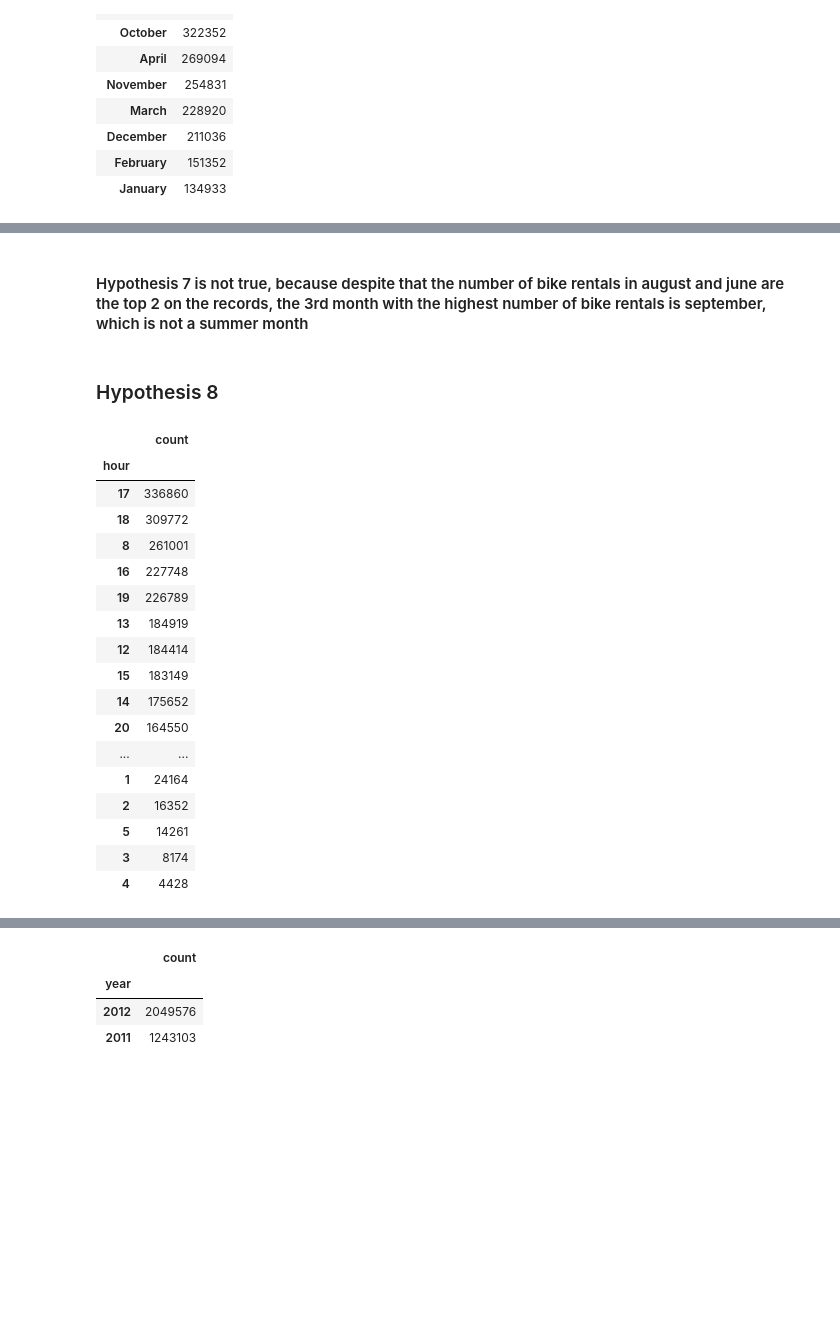
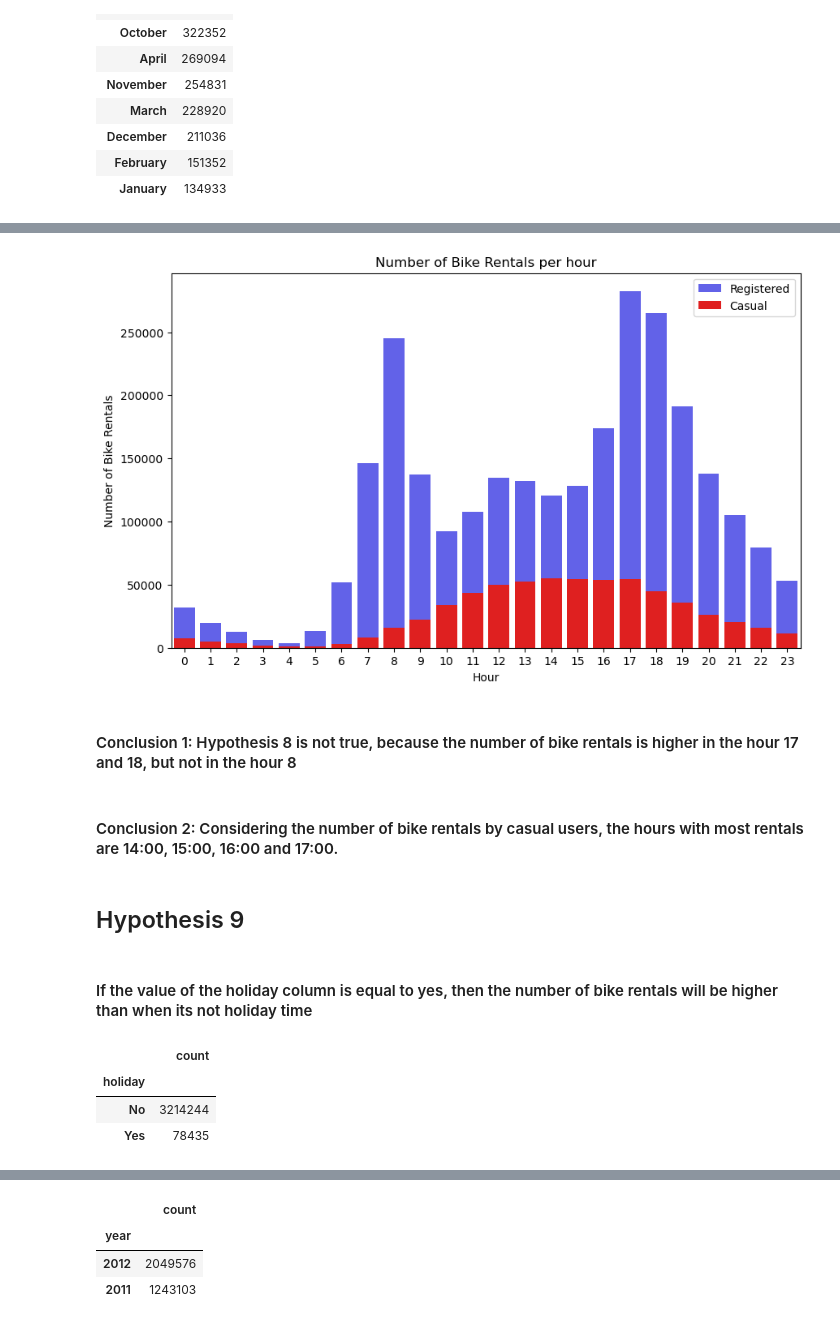
Before and after one commit to MaxLopezSalgado/capital_bike_sharing, a Jupyter notebook: eda/eda.ipynb, the cells around one changed output, grey strips where cells are left out. Cells and saved outputs as stored; diff of their text form; code cells hidden in the pictures; blank space fills up the shorter version.

```diff
--- a/eda/eda.ipynb
+++ b/eda/eda.ipynb
@@ -348,14 +436,10 @@ rentals_per_month
 # %%
-# create a new df for rental_per_weather pivot table to check the number of bike rentals in each weather using groupby function
-rentals_per_weather_df = rentals_time_weather.groupby('weather').sum().sort_values(by='count', ascending=False)
-rentals_per_weather_df
-
 # create a bar plot that shows the number of bike rentals per weather and the type of user
 plt.figure(figsize=(10, 6))
-sns.barplot(x=rentals_per_weather_df.index, y=rentals_per_weather_df['registered_user'], color='blue', label='Registered', alpha=0.7)   # we need to call this first to get the casual users on top of the registered users in the graph
-sns.barplot(x=rentals_per_weather_df.index, y=rentals_per_weather_df['casual_user'], color='red', label='Casual')
-plt.title('Number of Bike Rentals per weather')
-plt.xlabel('Weather')
+sns.barplot(x=rentals_per_hour_df.index, y=rentals_per_hour_df['registered_user'], color='blue', label='Registered', alpha=0.7)   # we need to call this first to get the casual users on top of the registered users in the graph
+sns.barplot(x=rentals_per_hour_df.index, y=rentals_per_hour_df['casual_user'], color='red', label='Casual')
+plt.title('Number of Bike Rentals per hour')
+plt.xlabel('Hour')
 plt.ylabel('Number of Bike Rentals')
 plt.legend()
 
@@ -363,31 +447,22 @@ plt.legend()
 plt.ticklabel_format(style='plain', axis='y')
 
 plt.show()
+# %% [output]
+[figure, added]
-# %% [markdown]
-#### Hypothesis 7 is not true, because despite that the number of bike rentals in august and june are the top 2 on the records, the 3rd month with the highest number of bike rentals is september, which is not a summer month
+# %% [markdown]
+#### Conclusion 1: Hypothesis 8 is not true, because the number of bike rentals is higher in the hour 17 and 18, but not in the hour 8
+# %% [markdown]
+#### Conclusion 2: Considering the number of bike rentals by casual users, the hours with most rentals are 14:00, 15:00, 16:00 and 17:00.
 # %% [markdown]
-### Hypothesis 8
+## Hypothesis 9
+# %% [markdown]
+#### If the value of the holiday column is equal to yes, then the number of bike rentals will be higher than when its not holiday time
 # %%
-# Hypothesis 8: if the value of the the hour column is equal to 8, 17 and/or 18, then the number of bike rentals will be higher than the other hours
-# Create a pivot table to check the number of bike rentals in each hour
-rentals_per_hour = pd.pivot_table(rentals_time_weather, index='hour', values='count', aggfunc='sum').sort_values(by='count', ascending=False)
-rentals_per_hour
+# create a pivot table to check the number of bike rentals in each holiday situation for the casual and registered users
+rentals_per_holiday = pd.pivot_table(rentals_time_weather, index='holiday', values='count', aggfunc='sum').sort_values(by='count', ascending=False)
+rentals_per_holiday
 # %% [output]
 |  | count |
-| hour |  |
-| 17 | 336860 |
-| 18 | 309772 |
-| 8 | 261001 |
-| 16 | 227748 |
-| 19 | 226789 |
-| 13 | 184919 |
-| 12 | 184414 |
-| 15 | 183149 |
-| 14 | 175652 |
-| 20 | 164550 |
-| ... | ... |
-| 1 | 24164 |
-| 2 | 16352 |
-| 5 | 14261 |
-| 3 | 8174 |
-| 4 | 4428 |
+| holiday |  |
+| No | 3214244 |
+| Yes | 78435 |
```
Also changed, not shown: parts of 26 cells of this notebook.
